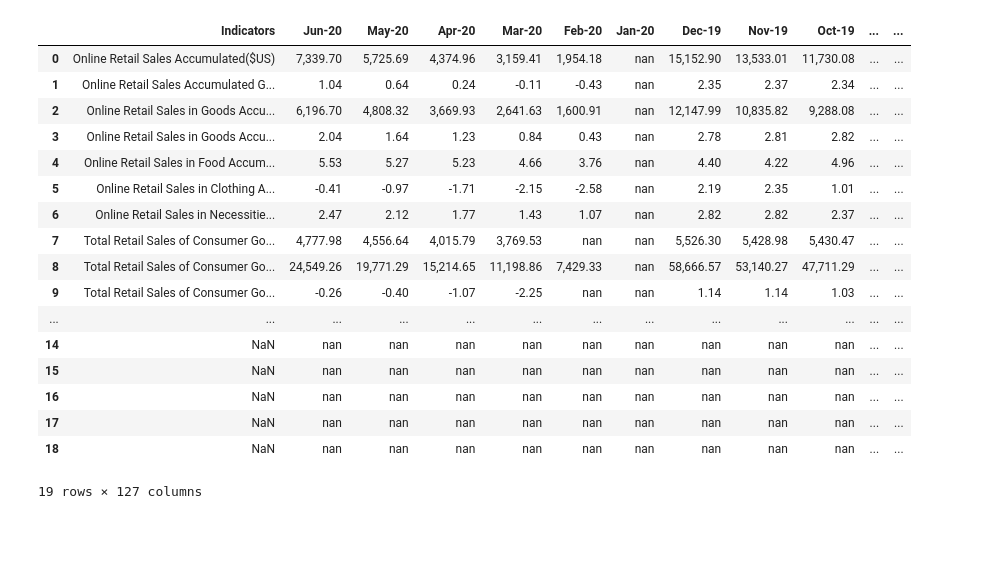
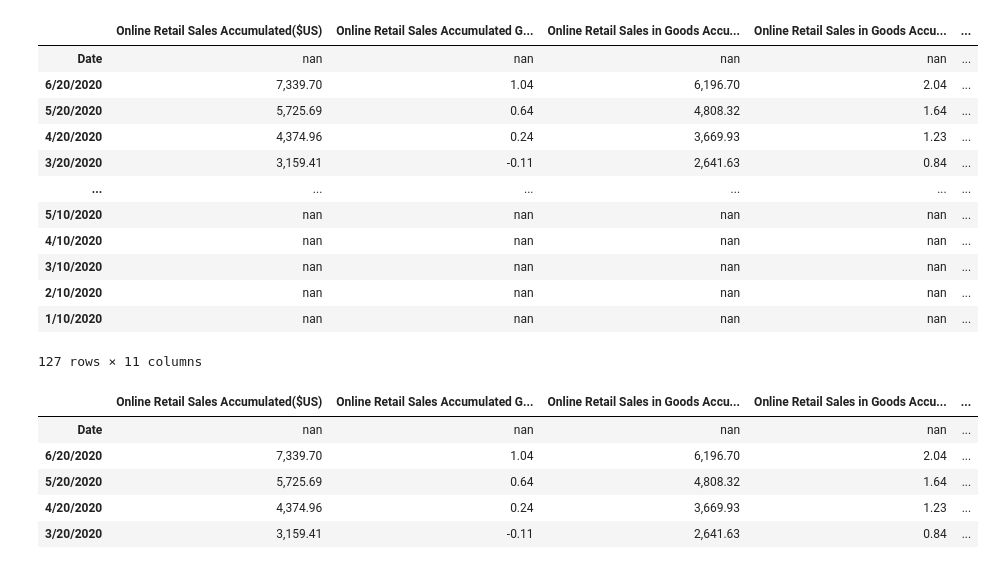
Before and after one commit to jeffhoffmanmba/Project1_eCommerce_Trends, a Jupyter notebook: China_Europe/china.ipynb, the cells around one changed output. Cells and saved outputs as stored; diff of their text form; code cells hidden in the pictures; blank space fills up the shorter version.

```diff
--- a/China_Europe/china.ipynb
+++ b/China_Europe/china.ipynb
@@ -34,22 +17,29 @@ China_data
+# %%
+#Read in the China Data CSV to Dataframe
+from pandas import read_csv
+China_data_df = read_csv('china_cleaned_up_data1.csv', header=0, parse_dates=[0], index_col=0, squeeze=True)
+China_data_df
+# %% [output]
+|  | Online Retail Sales Accumulated($US) | Online Retail Sales Accumulated G... | Online Retail Sales in Goods Accu... | Online Retail Sales in Goods Accu... | ... |
+| Date | nan | nan | nan | nan | ... |
+| 6/20/2020 | 7,339.70 | 1.04 | 6,196.70 | 2.04 | ... |
+| 5/20/2020 | 5,725.69 | 0.64 | 4,808.32 | 1.64 | ... |
+| 4/20/2020 | 4,374.96 | 0.24 | 3,669.93 | 1.23 | ... |
+| 3/20/2020 | 3,159.41 | -0.11 | 2,641.63 | 0.84 | ... |
+| ... | ... | ... | ... | ... | ... |
+| 5/10/2020 | nan | nan | nan | nan | ... |
+| 4/10/2020 | nan | nan | nan | nan | ... |
+| 3/10/2020 | nan | nan | nan | nan | ... |
+| 2/10/2020 | nan | nan | nan | nan | ... |
+| 1/10/2020 | nan | nan | nan | nan | ... |
+127 rows × 11 columns
 # %%
 pd.options.display.float_format = "{:,.2f}".format
-China_data
+China_data_df.head()
 # %% [output]
-|  | Indicators | Jun-20 | May-20 | Apr-20 | Mar-20 | Feb-20 | Jan-20 | Dec-19 | Nov-19 | Oct-19 | ... | ... |
-| 0 | Online Retail Sales Accumulated($US) | 7,339.70 | 5,725.69 | 4,374.96 | 3,159.41 | 1,954.18 | nan | 15,152.90 | 13,533.01 | 11,730.08 | ... | ... |
-| 1 | Online Retail Sales Accumulated G... | 1.04 | 0.64 | 0.24 | -0.11 | -0.43 | nan | 2.35 | 2.37 | 2.34 | ... | ... |
-| 2 | Online Retail Sales in Goods Accu... | 6,196.70 | 4,808.32 | 3,669.93 | 2,641.63 | 1,600.91 | nan | 12,147.99 | 10,835.82 | 9,288.08 | ... | ... |
-| 3 | Online Retail Sales in Goods Accu... | 2.04 | 1.64 | 1.23 | 0.84 | 0.43 | nan | 2.78 | 2.81 | 2.82 | ... | ... |
-| 4 | Online Retail Sales in Food Accum... | 5.53 | 5.27 | 5.23 | 4.66 | 3.76 | nan | 4.40 | 4.22 | 4.96 | ... | ... |
-| 5 | Online Retail Sales in Clothing A... | -0.41 | -0.97 | -1.71 | -2.15 | -2.58 | nan | 2.19 | 2.35 | 1.01 | ... | ... |
-| 6 | Online Retail Sales in Necessitie... | 2.47 | 2.12 | 1.77 | 1.43 | 1.07 | nan | 2.82 | 2.82 | 2.37 | ... | ... |
-| 7 | Total Retail Sales of Consumer Go... | 4,777.98 | 4,556.64 | 4,015.79 | 3,769.53 | nan | nan | 5,526.30 | 5,428.98 | 5,430.47 | ... | ... |
-| 8 | Total Retail Sales of Consumer Go... | 24,549.26 | 19,771.29 | 15,214.65 | 11,198.86 | 7,429.33 | nan | 58,666.57 | 53,140.27 | 47,711.29 | ... | ... |
-| 9 | Total Retail Sales of Consumer Go... | -0.26 | -0.40 | -1.07 | -2.25 | nan | nan | 1.14 | 1.14 | 1.03 | ... | ... |
-| ... | ... | ... | ... | ... | ... | ... | ... | ... | ... | ... | ... | ... |
-| 14 | NaN | nan | nan | nan | nan | nan | nan | nan | nan | nan | ... | ... |
-| 15 | NaN | nan | nan | nan | nan | nan | nan | nan | nan | nan | ... | ... |
-| 16 | NaN | nan | nan | nan | nan | nan | nan | nan | nan | nan | ... | ... |
-| 17 | NaN | nan | nan | nan | nan | nan | nan | nan | nan | nan | ... | ... |
-| 18 | NaN | nan | nan | nan | nan | nan | nan | nan | nan | nan | ... | ... |
+|  | Online Retail Sales Accumulated($US) | Online Retail Sales Accumulated G... | Online Retail Sales in Goods Accu... | Online Retail Sales in Goods Accu... | ... |
+| Date | nan | nan | nan | nan | ... |
+| 6/20/2020 | 7,339.70 | 1.04 | 6,196.70 | 2.04 | ... |
+| 5/20/2020 | 5,725.69 | 0.64 | 4,808.32 | 1.64 | ... |
+| 4/20/2020 | 4,374.96 | 0.24 | 3,669.93 | 1.23 | ... |
+| 3/20/2020 | 3,159.41 | -0.11 | 2,641.63 | 0.84 | ... |
-19 rows × 127 columns
```
Also changed, not shown: parts of 11 cells of this notebook, 11 other files.
